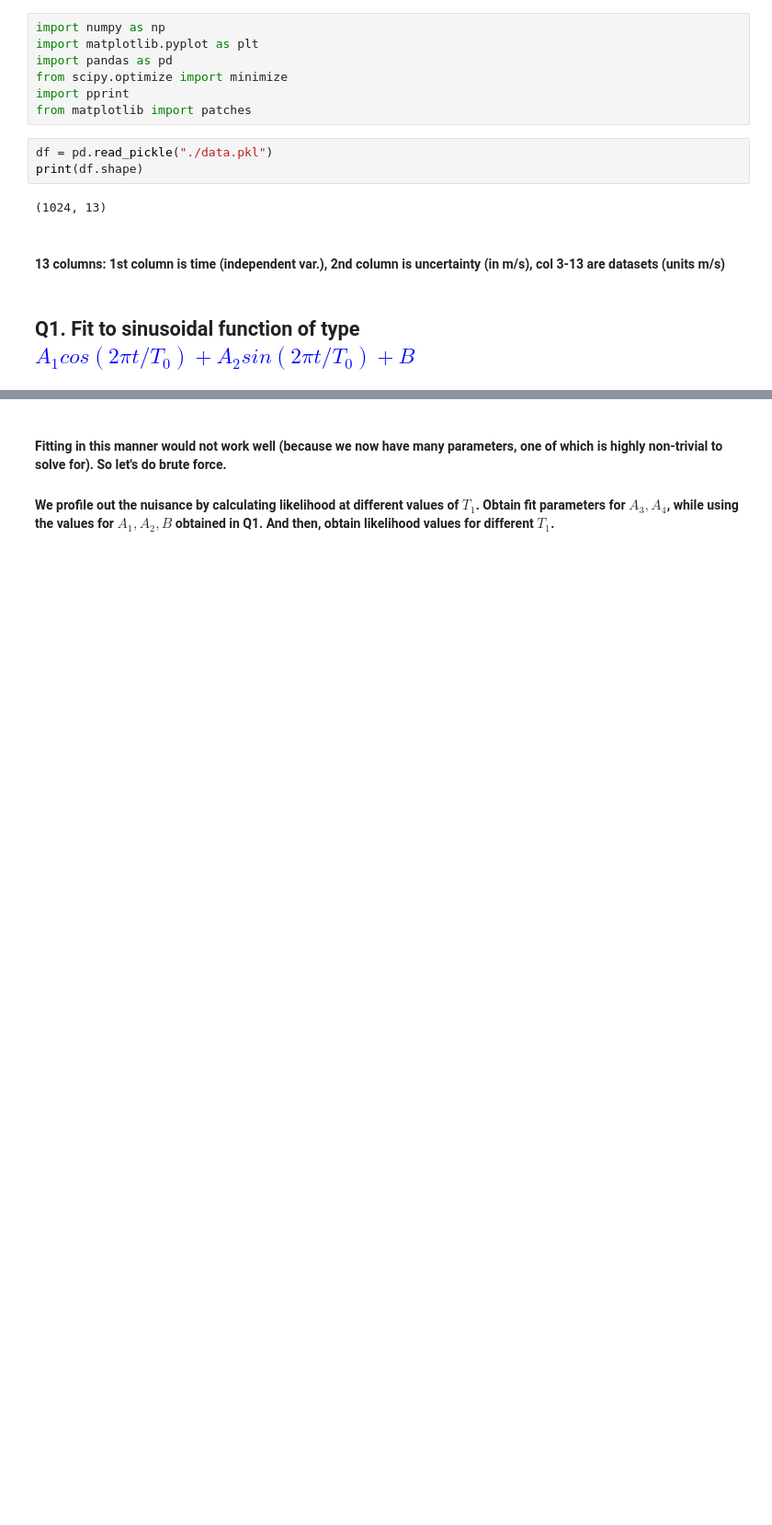
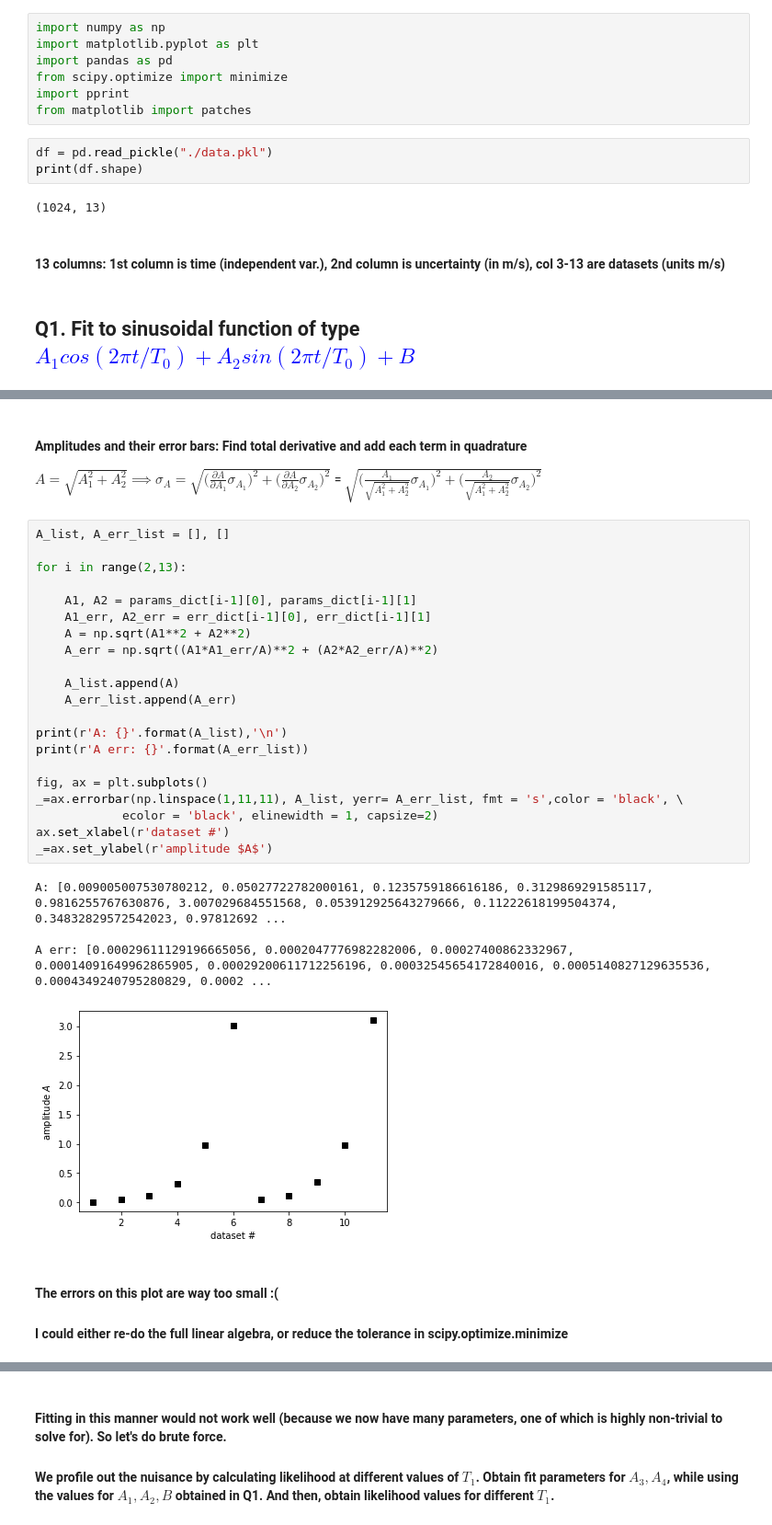
Before and after one commit to jabacousnac/Data-Science-for-Physics-Homework, a Jupyter notebook: pset02_Log_Likelihood_and_Nuisance.ipynb, the cells around one changed output, grey strips where cells are left out. Shown at 92% size. Saved outputs shown, nothing was run; the diff lists cells and outputs as text; blank space fills up the shorter version.

```diff
--- a/pset02_Log_Likelihood_and_Nuisance.ipynb
+++ b/pset02_Log_Likelihood_and_Nuisance.ipynb
@@ -86,3 +89,35 @@ for i in range(2,13):
+# %% [markdown]
+#### Amplitudes and their error bars: Find total derivative and add each term in quadrature
+$A = \sqrt{A_1^2 + A_2^2} \implies \sigma_{A} = \sqrt{\bigg(\frac{\partial A}{\partial A_1}\sigma_{A_1}\bigg)^2 + \bigg(\frac{\partial A}{\partial A_2}\sigma_{A_2}\bigg)^2}$ = $\sqrt{\bigg(\frac{A_1}{\sqrt{A_1^2 + A_2^2}}\sigma_{A_1}\bigg)^2 + \bigg(\frac{A_2}{\sqrt{A_1^2 + A_2^2}}\sigma_{A_2}\bigg)^2}$
+# %%
+A_list, A_err_list = [], []
+
+for i in range(2,13):
+
+    A1, A2 = params_dict[i-1][0], params_dict[i-1][1]
+    A1_err, A2_err = err_dict[i-1][0], err_dict[i-1][1]
+    A = np.sqrt(A1**2 + A2**2)
+    A_err = np.sqrt((A1*A1_err/A)**2 + (A2*A2_err/A)**2)
+
+    A_list.append(A)
+    A_err_list.append(A_err)
+
+print(r'A: {}'.format(A_list),'\n')
+print(r'A err: {}'.format(A_err_list))
+
+fig, ax = plt.subplots()
+_=ax.errorbar(np.linspace(1,11,11), A_list, yerr= A_err_list, fmt = 's',color = 'black', \
+            ecolor = 'black', elinewidth = 1, capsize=2)
+ax.set_xlabel(r'dataset #')
+_=ax.set_ylabel(r'amplitude $A$')
+# %% [output]
+A: [0.009005007530780212, 0.05027722782000161, 0.1235759186616186, 0.3129869291585117, 0.9816255767630876, 3.007029684551568, 0.053912925643279666, 0.11222618199504374, 0.34832829572542023, 0.97812692 ...
+
+A err: [0.00029611129196665056, 0.0002047776982282006, 0.00027400862332967, 0.00014091649962865905, 0.00029200611712256196, 0.00032545654172840016, 0.0005140827129635536, 0.0004349240795280829, 0.0002 ...
+[figure, added]
+# %% [markdown]
+#### The errors on this plot are way too small :(
+#### I could either re-do the full linear algebra, or reduce the tolerance in scipy.optimize.minimize
 # %% [markdown]
 ## Q2. Fit to sinusoidal function of type <font color='blue'>$ A_1 cos(2\pi t/T_0) + A_2 sin(2\pi t/T_0) + A_3 cos(2\pi t/T_1) + A_4 sin(2\pi t/T_1) + B$ </font>
 # %% [markdown]
```
Also changed, not shown: parts of 4 cells of this notebook.
